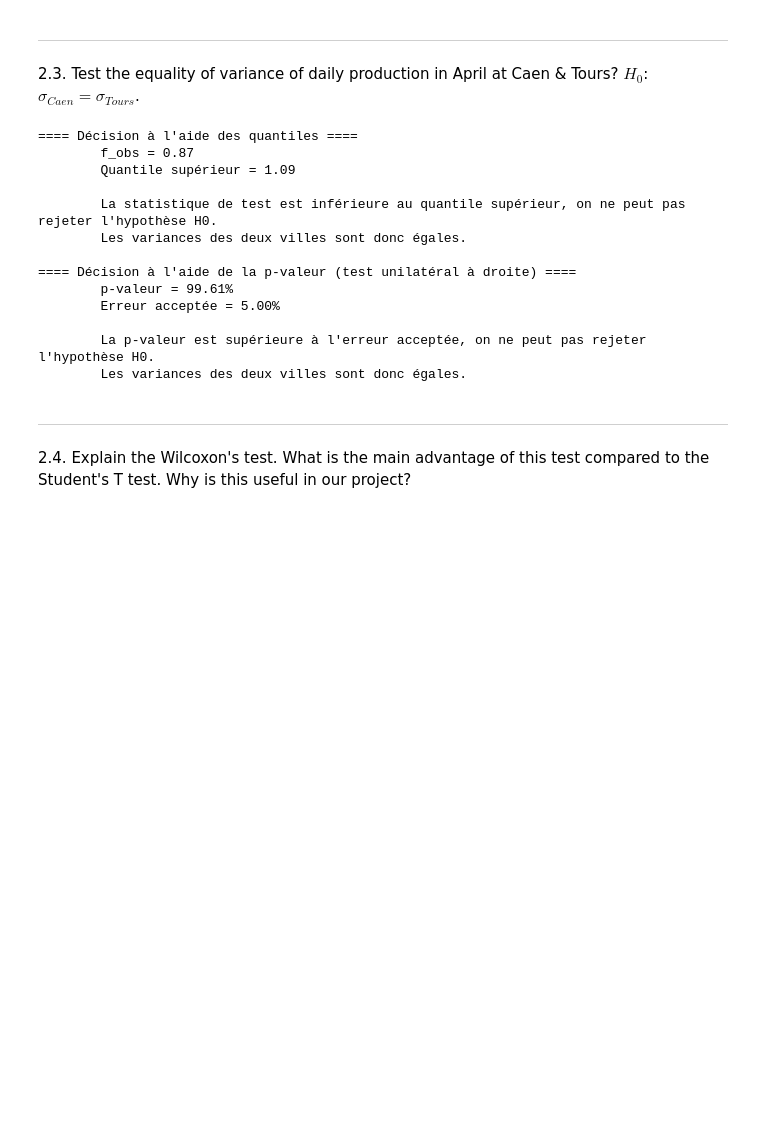
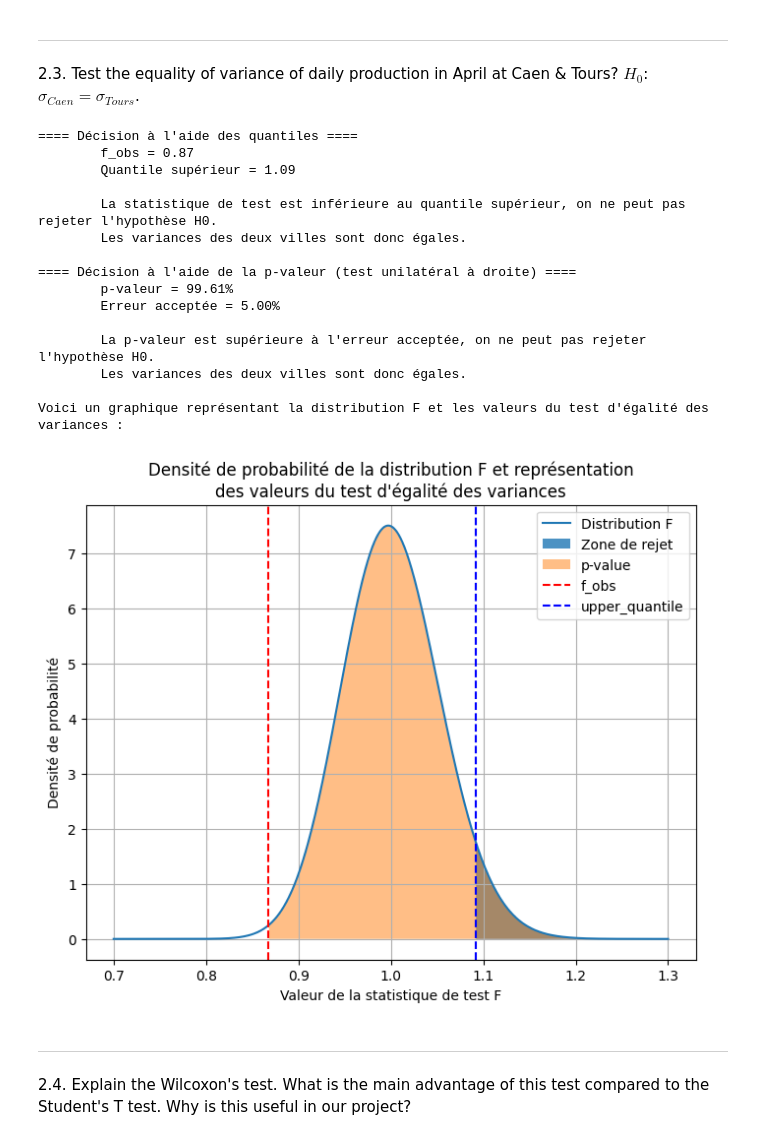
Before and after one commit to Mathis003/LEPL1109-Hackathons, a Jupyter notebook: Hackathon1.ipynb, the cells around one changed output. Saved outputs shown, nothing was run; the diff lists cells and outputs as text; code cells hidden in the pictures; blank space fills up the shorter version.

```diff
--- a/Hackathon1.ipynb
+++ b/Hackathon1.ipynb
@@ -471,35 +497,59 @@ if f_obs < upper_quantile:
 else:
     print("\tLa statistique de test est supérieure au quantile, on rejette l'hypothèse H0.")
     print("\tLes variances des deux villes ne sont donc pas égales.\n")
 
 
 print("==== Décision à l'aide de la p-valeur (test unilatéral à droite) ====")
 
 p_value = 1 - f.cdf(f_obs, df1, df2)
 
 print("\tp-valeur = {:.2f}%".format(100 * p_value))
 print("\tErreur acceptée = {:.2f}%\n".format(100 * alpha))
 
 if p_value > alpha:
     print("\tLa p-valeur est supérieure à l'erreur acceptée, on ne peut pas rejeter l'hypothèse H0.")
-    print("\tLes variances des deux villes sont donc égales.")
+    print("\tLes variances des deux villes sont donc égales.\n")
 else:
     print("\tLa p-valeur est inférieure à l'erreur acceptée, on rejette l'hypothèse H0.")
-    print("\tLes variances des deux villes ne sont donc pas égales.")
+    print("\tLes variances des deux villes ne sont donc pas égales.\n")
+
+print("Voici un graphique représentant la distribution F et les valeurs du test d'égalité des variances :")
+
+x = np.linspace(0.7, 1.3, 1000)
+pdf = f.pdf(x, df1, df2)
+
+plt.figure(figsize=(8, 6))
+plt.plot(x, pdf, label='Distribution F')
+
+plt.fill_between(x, pdf, where=(x >= upper_quantile), alpha=0.8, label='Zone de rejet')
+plt.fill_between(x, pdf, where=(x >= f_obs), alpha=0.5, label='p-value')
+
+plt.axvline(f_obs, color='red', linestyle='--', label='f_obs')
+plt.axvline(upper_quantile, color='blue', linestyle='--', label='upper_quantile')
+
+plt.xlabel('Valeur de la statistique de test F')
+plt.ylabel('Densité de probabilité')
+plt.title('Densité de probabilité de la distribution F et représentation\ndes valeurs du test d\'égalité des variances')
+plt.legend()
+plt.grid()
+plt.show()
 # %% [output]
 ==== Décision à l'aide des quantiles ====
         f_obs = 0.87
         Quantile supérieur = 1.09
 
         La statistique de test est inférieure au quantile supérieur, on ne peut pas rejeter l'hypothèse H0.
         Les variances des deux villes sont donc égales.
 
 ==== Décision à l'aide de la p-valeur (test unilatéral à droite) ====
         p-valeur = 99.61%
         Erreur acceptée = 5.00%
 
         La p-valeur est supérieure à l'erreur acceptée, on ne peut pas rejeter l'hypothèse H0.
         Les variances des deux villes sont donc égales.
+
+Voici un graphique représentant la distribution F et les valeurs du test d'égalité des variances :
+[figure, added]
 # %% [markdown]
 ---
 2.4. Explain the Wilcoxon's test. What is the main advantage of this test compared to the Student's T test. Why is this useful in our project?
```
Also changed, not shown: parts of 2 cells of this notebook.
